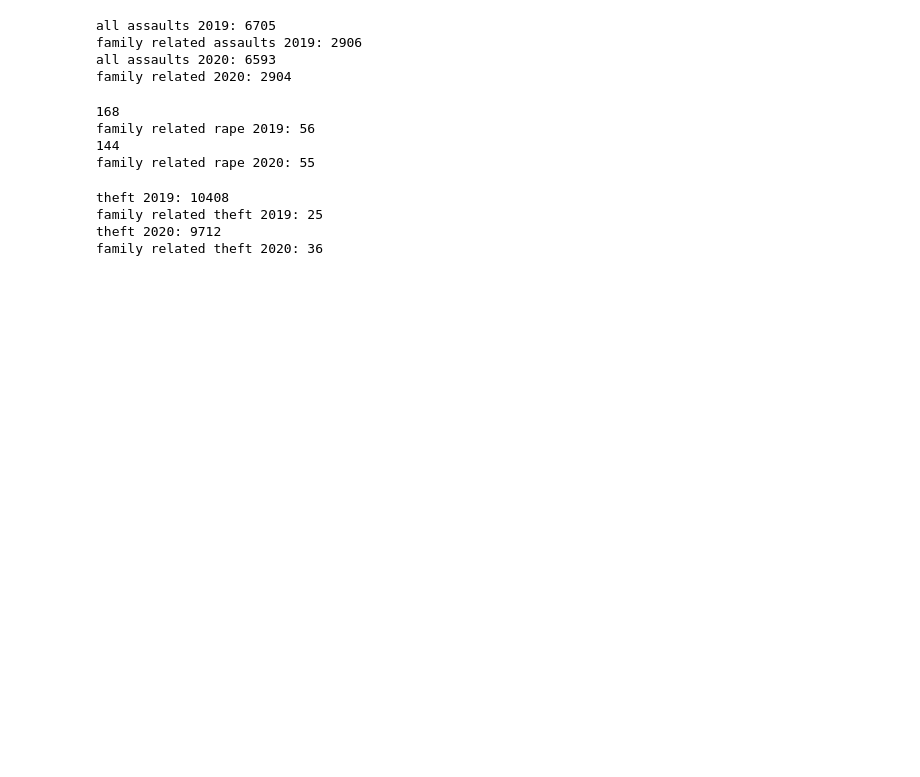
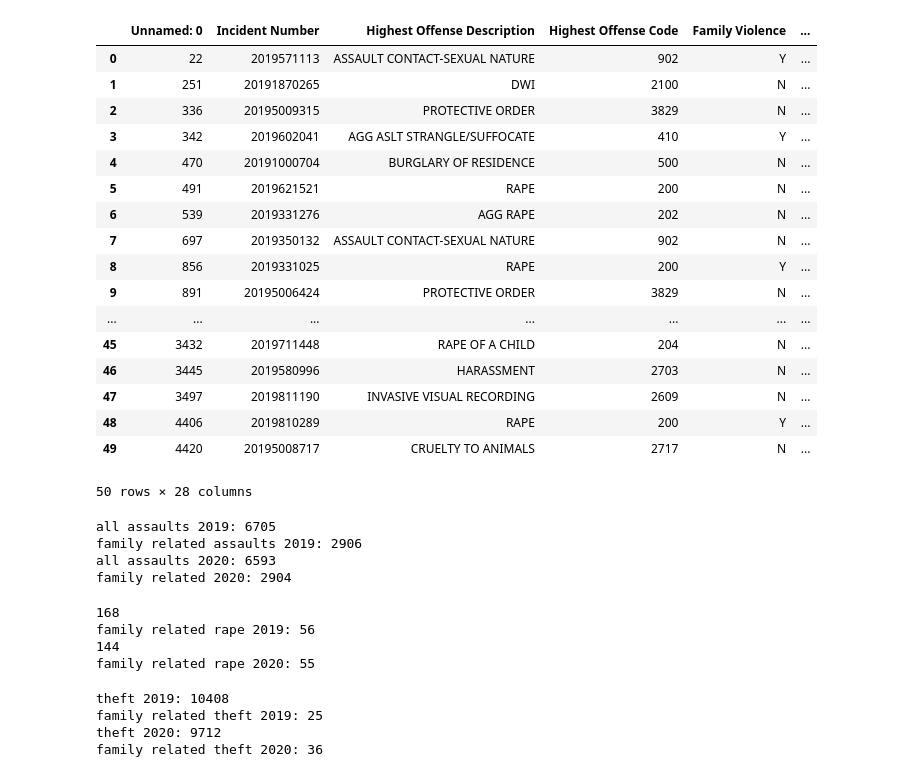
Before and after one commit to ibeth92/Crime_in_the_Time_of_COVID, a Jupyter notebook: rick.project1.ipynb, the cells around one changed output. Cells and saved outputs as stored; diff of their text form; code cells hidden in the pictures; blank space fills up the shorter version.

```diff
--- a/rick.project1.ipynb
+++ b/rick.project1.ipynb
@@ -13,6 +13,27 @@ file2020 = "2020.csv"
 
 crime_data2019 = pd.read_csv(file2019,low_memory=False)
 crime_data2020 = pd.read_csv(file2020,low_memory=False)
+# %%
+crime_data2019.head(50)
+# %% [output]
+|  | Unnamed: 0 | Incident Number | Highest Offense Description | Highest Offense Code | Family Violence | ... |
+| 0 | 22 | 2019571113 | ASSAULT CONTACT-SEXUAL NATURE | 902 | Y | ... |
+| 1 | 251 | 20191870265 | DWI | 2100 | N | ... |
+| 2 | 336 | 20195009315 | PROTECTIVE ORDER | 3829 | N | ... |
+| 3 | 342 | 2019602041 | AGG ASLT STRANGLE/SUFFOCATE | 410 | Y | ... |
+| 4 | 470 | 20191000704 | BURGLARY OF RESIDENCE | 500 | N | ... |
+| 5 | 491 | 2019621521 | RAPE | 200 | N | ... |
+| 6 | 539 | 2019331276 | AGG RAPE | 202 | N | ... |
+| 7 | 697 | 2019350132 | ASSAULT CONTACT-SEXUAL NATURE | 902 | N | ... |
+| 8 | 856 | 2019331025 | RAPE | 200 | Y | ... |
+| 9 | 891 | 20195006424 | PROTECTIVE ORDER | 3829 | N | ... |
+| ... | ... | ... | ... | ... | ... | ... |
+| 45 | 3432 | 2019711448 | RAPE OF A CHILD | 204 | N | ... |
+| 46 | 3445 | 2019580996 | HARASSMENT | 2703 | N | ... |
+| 47 | 3497 | 2019811190 | INVASIVE VISUAL RECORDING | 2609 | N | ... |
+| 48 | 4406 | 2019810289 | RAPE | 200 | Y | ... |
+| 49 | 4420 | 20195008717 | CRUELTY TO ANIMALS | 2717 | N | ... |
+50 rows × 28 columns
 # %%
 assault2019 = crime_data2019[crime_data2019['Highest Offense Description'].str.contains("ASSAULT")]
 # print(len(assault2019))
```
Also changed, not shown: parts of 9 cells of this notebook.
